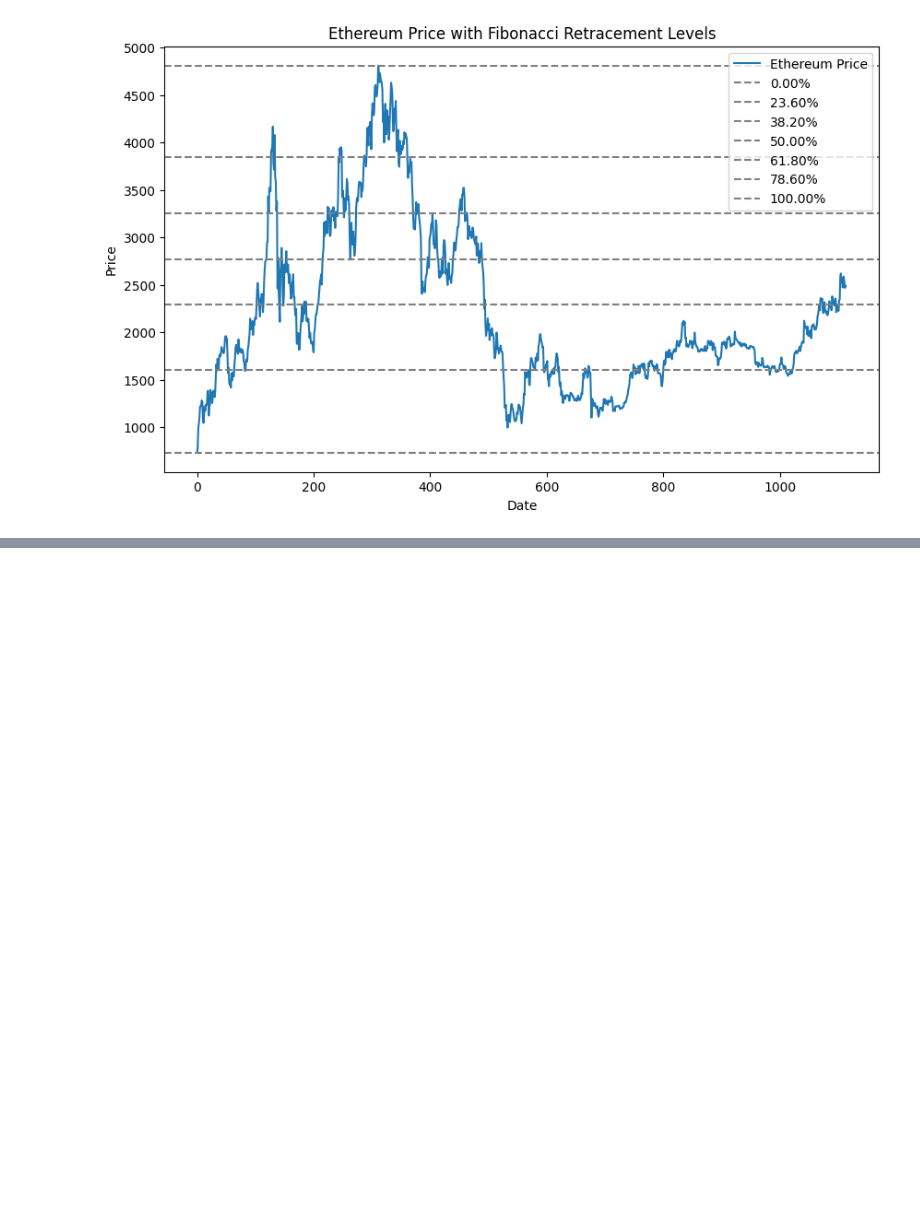
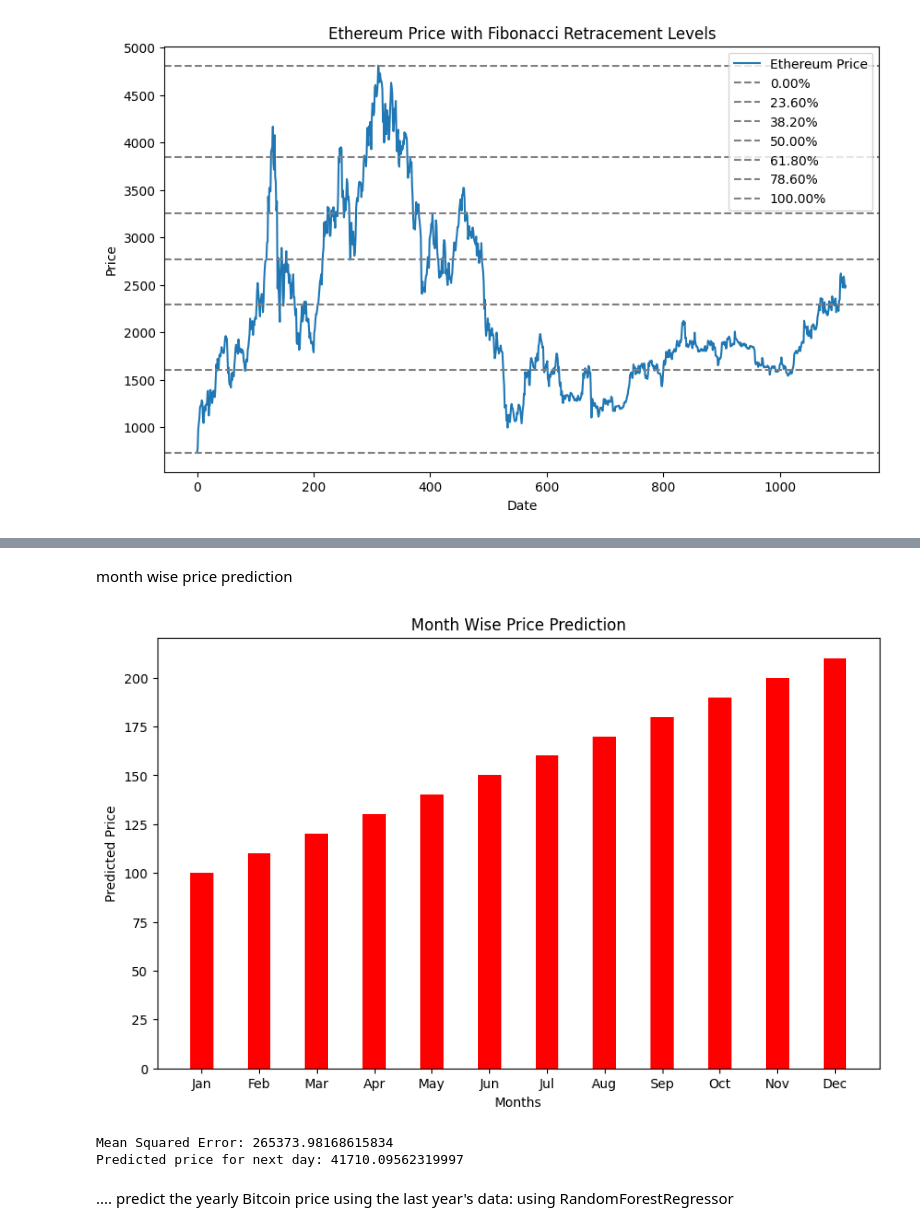
Before and after one commit to Jayanth-88/Jayanth-88, a Jupyter notebook: Bitcoin_&_ethereum_price_.ipynb, the cells around one changed output, grey strips where cells are left out. Cells and saved outputs as stored; diff of their text form; code cells hidden in the pictures; blank space fills up the shorter version.

```diff
--- a/Bitcoin_&_ethereum_price_.ipynb
+++ b/Bitcoin_&_ethereum_price_.ipynb
@@ -339,0 +260,67 @@ Requirement already satisfied: six>=1.5 in /usr/local/lib/python3.10/dist-packag
+# %% [markdown]
+month wise price prediction
+# %%
+import matplotlib.pyplot as plt
+
+# Prepare the data
+months = ["Jan", "Feb", "Mar", "Apr", "May", "Jun", "Jul", "Aug", "Sep", "Oct", "Nov", "Dec"]
+predicted_prices = [100, 110, 120, 130, 140, 150, 160, 170, 180, 190, 200, 210]
+
+# Create the bar plot
+plt.figure(figsize=(10, 6))
+plt.bar(months, predicted_prices, color='red', width=0.4)
+
+# Add labels and title
+plt.xlabel("Months")
+plt.ylabel("Predicted Price")
+plt.title("Month Wise Price Prediction")
+
+# Show the plot
+plt.show()
+# %% [output]
+[figure, added]
+# %%
+# Import necessary libraries
+import pandas as pd
+import numpy as np
+import matplotlib.pyplot as plt
+from sklearn.model_selection import train_test_split
+from sklearn.ensemble import RandomForestRegressor
+from sklearn.metrics import mean_squared_error
+
+# Load the dataset
+bitcoin_data = pd.read_csv("/content/Bitcoin Price 2021-2024.csv")
+
+# Data cleaning and preprocessing
+bitcoin_data['Date'] = pd.to_datetime(bitcoin_data['Date'])  # Convert date column to datetime
+bitcoin_data.dropna(inplace=True)  # Drop rows with missing values
+
+# Feature Engineering
+bitcoin_data['Day_Variation'] = bitcoin_data['High'] - bitcoin_data['Low']  # Compute daily price variation
+bitcoin_data['Price_Change'] = bitcoin_data['Close'] - bitcoin_data['Open']  # Compute price change during the day
+
+# Splitting the dataset into features and target variable
+X = bitcoin_data[['Open', 'High', 'Low', 'Volume', 'Day_Variation', 'Price_Change']]
+y = bitcoin_data['Close']
+
+# Splitting the data into training and testing sets
+X_train, X_test, y_train, y_test = train_test_split(X, y, test_size=0.2, random_state=42)
+
+# Model Training
+model = RandomForestRegressor(n_estimators=100, random_state=42)
+model.fit(X_train, y_train)
+
+# Model Evaluation
+predictions = model.predict(X_test)
+mse = mean_squared_error(y_test, predictions)
+print("Mean Squared Error:", mse)
+
+# Prediction
+future_features = X[-1:]  # Use the last row as future features
+future_price = model.predict(future_features)
+print("Predicted price for next day:", future_price[0])
+# %% [output]
+Mean Squared Error: 265373.98168615834
+Predicted price for next day: 41710.09562319997
+# %% [markdown]
+.... predict the yearly Bitcoin price using the last year's data: using RandomForestRegressor
```
Also changed, not shown: parts of 34 cells of this notebook.
